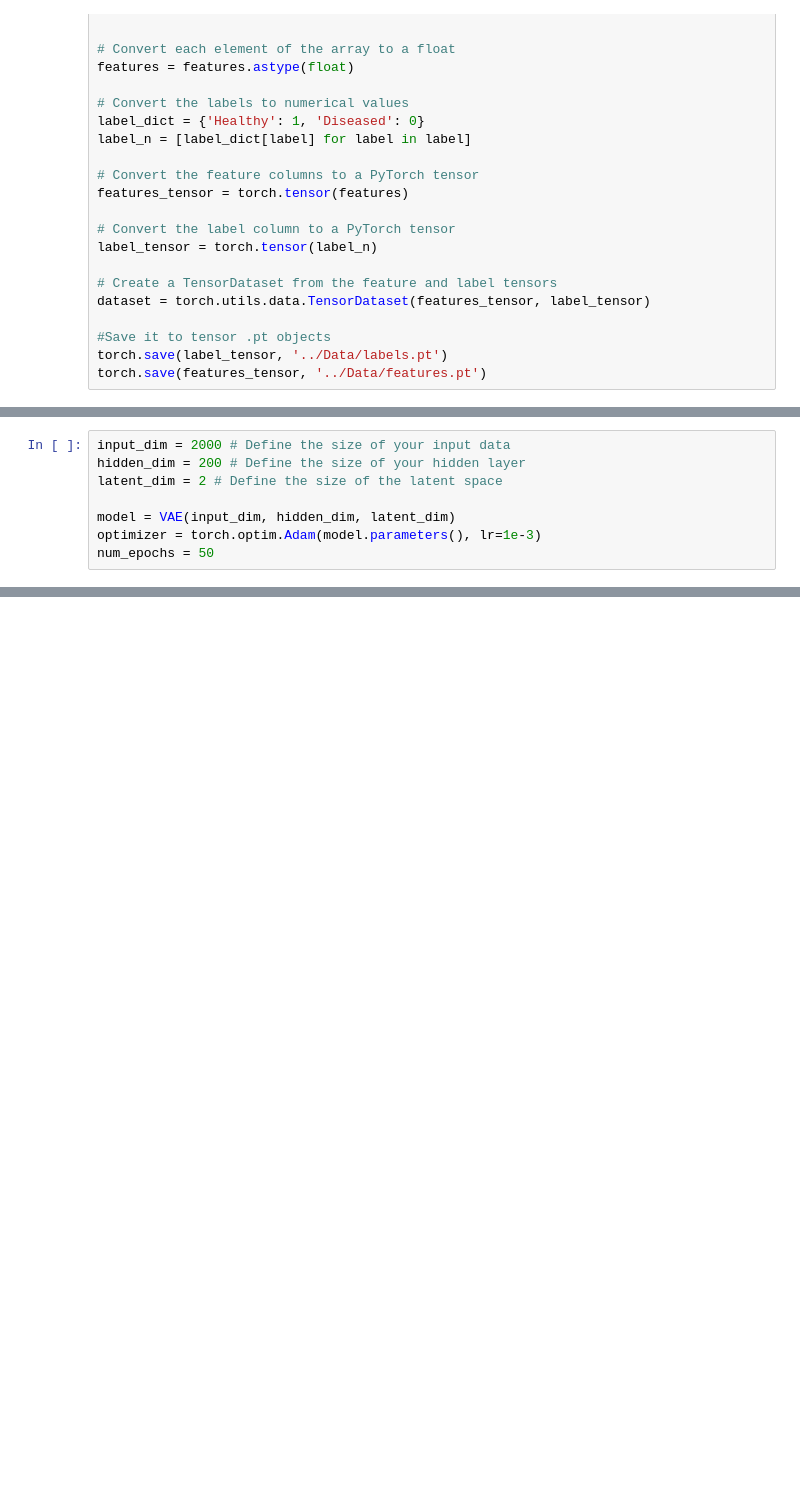
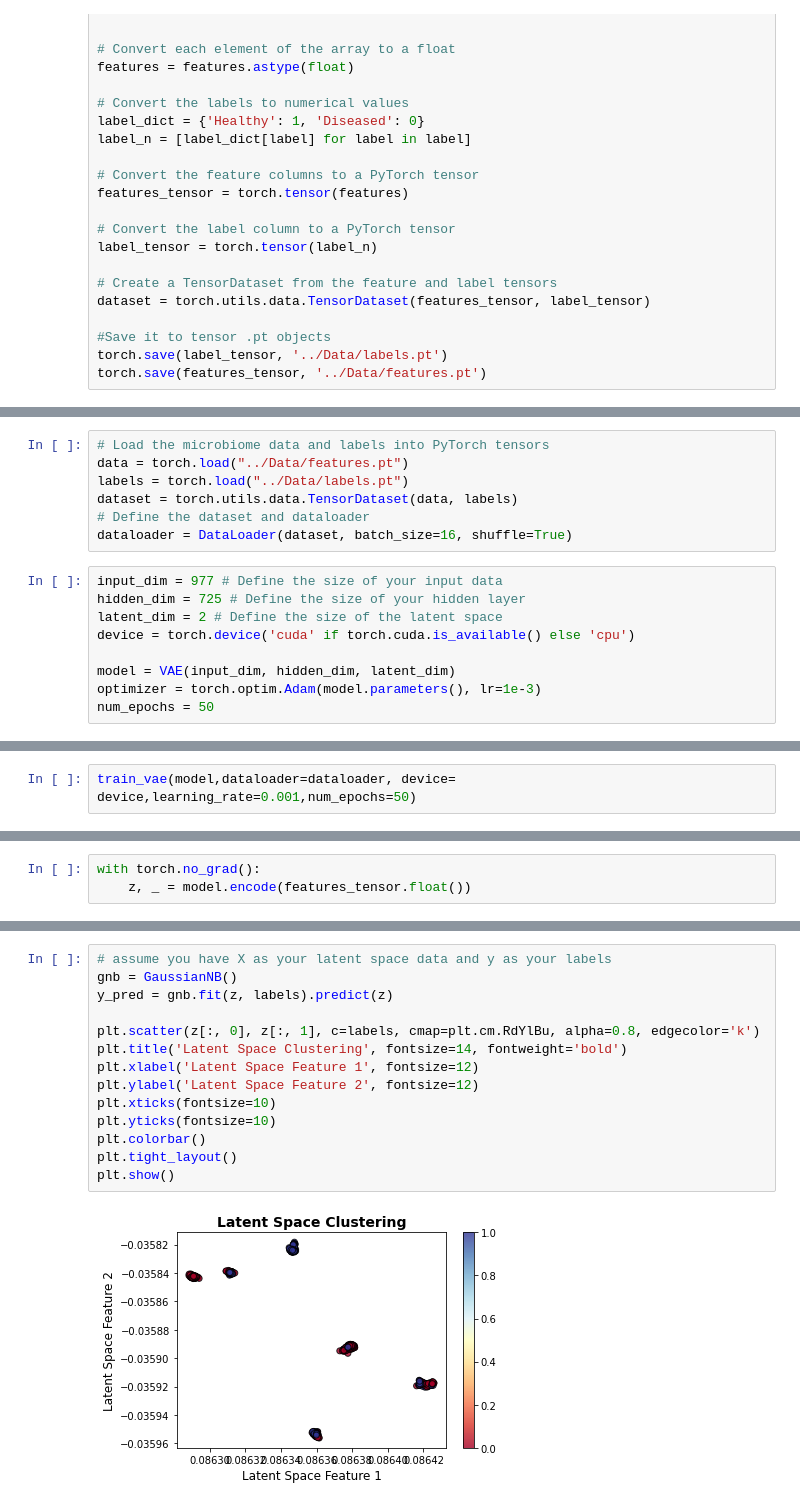
Before and after one commit to StefRodopCodes94/CounterFactual-VAE, a Jupyter notebook: Model/VAE.ipynb, the cells around one changed output, grey strips where cells are left out. Cells and saved outputs as stored; diff of their text form; blank space fills up the shorter version.

```diff
--- a/Model/VAE.ipynb
+++ b/Model/VAE.ipynb
@@ -73,7 +196,15 @@ torch.save(features_tensor, '../Data/features.pt')
+# %%
+# Load the microbiome data and labels into PyTorch tensors
+data = torch.load("../Data/features.pt")
+labels = torch.load("../Data/labels.pt")
+dataset = torch.utils.data.TensorDataset(data, labels)
+# Define the dataset and dataloader
+dataloader = DataLoader(dataset, batch_size=16, shuffle=True)
 # %%
-input_dim = 2000 # Define the size of your input data
-hidden_dim = 200 # Define the size of your hidden layer
+input_dim = 977 # Define the size of your input data
+hidden_dim = 725 # Define the size of your hidden layer
 latent_dim = 2 # Define the size of the latent space
+device = torch.device('cuda' if torch.cuda.is_available() else 'cpu')
 
 model = VAE(input_dim, hidden_dim, latent_dim)
 optimizer = torch.optim.Adam(model.parameters(), lr=1e-3)
@@ -166,0 +212,2 @@ device = torch.device('cuda' if torch.cuda.is_available() else 'cpu')
+# %%
+train_vae(model,dataloader=dataloader, device= device,learning_rate=0.001,num_epochs=50)
@@ -166,0 +243,3 @@ device = torch.device('cuda' if torch.cuda.is_available() else 'cpu')
+# %%
+with torch.no_grad():
+    z, _ = model.encode(features_tensor.float())
@@ -166,0 +308,16 @@ device = torch.device('cuda' if torch.cuda.is_available() else 'cpu')
+# %%
+# assume you have X as your latent space data and y as your labels
+gnb = GaussianNB()
+y_pred = gnb.fit(z, labels).predict(z)
+
+plt.scatter(z[:, 0], z[:, 1], c=labels, cmap=plt.cm.RdYlBu, alpha=0.8, edgecolor='k')
+plt.title('Latent Space Clustering', fontsize=14, fontweight='bold')
+plt.xlabel('Latent Space Feature 1', fontsize=12)
+plt.ylabel('Latent Space Feature 2', fontsize=12)
+plt.xticks(fontsize=10)
+plt.yticks(fontsize=10)
+plt.colorbar()
+plt.tight_layout()
+plt.show()
+# %% [output]
+[figure, added]
```
Also changed, not shown: parts of 15 cells of this notebook, 1 other file.
